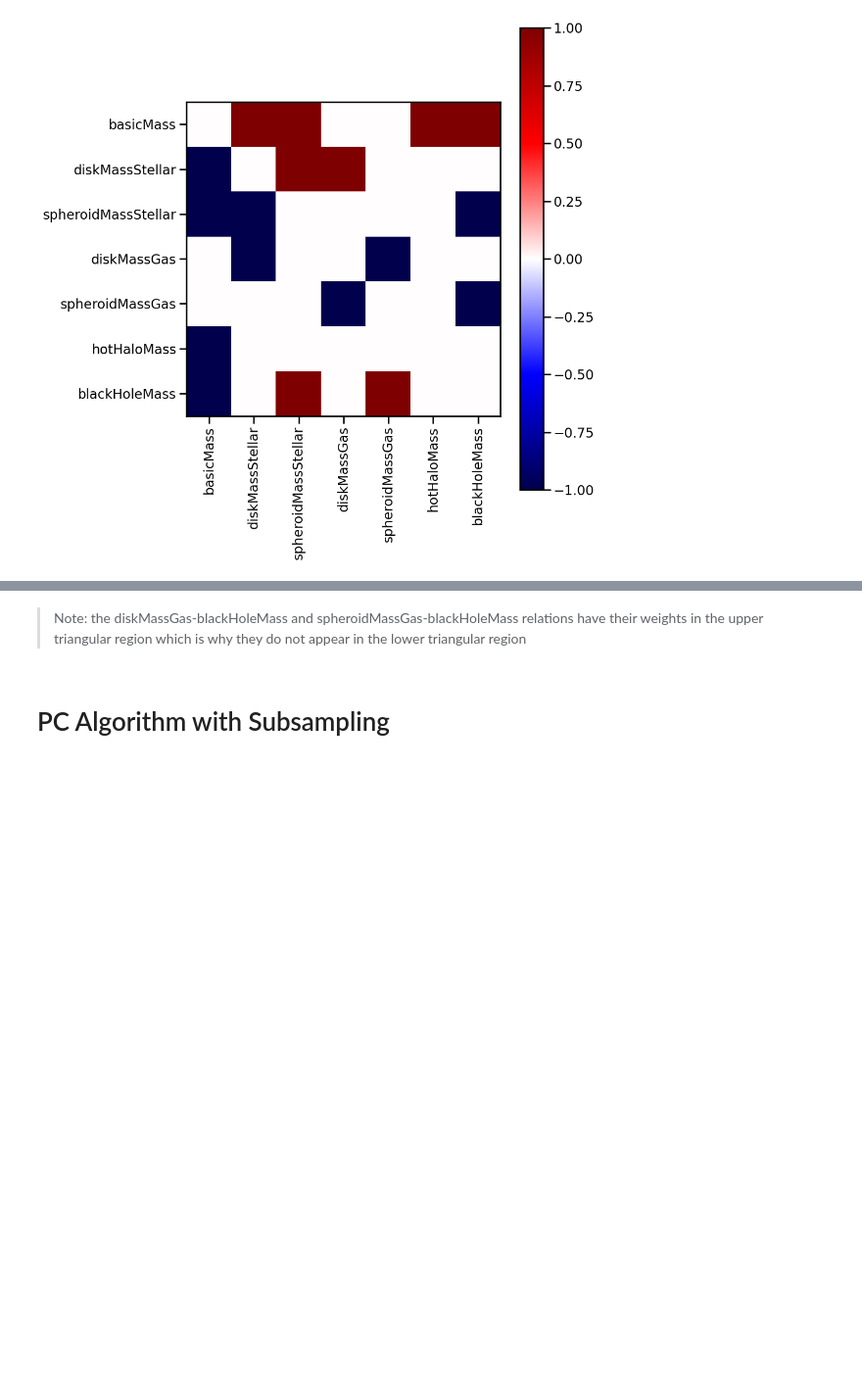
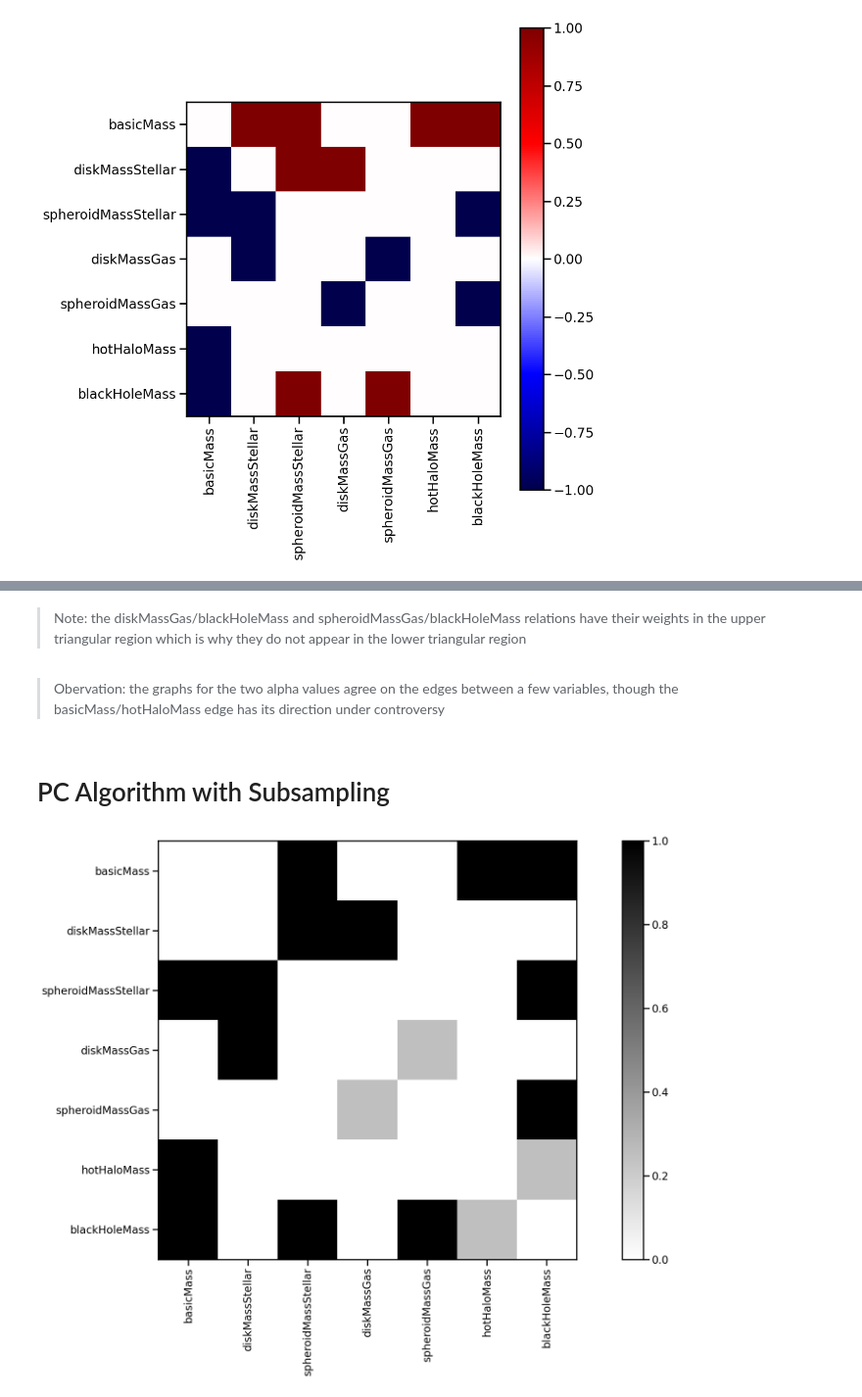
Before and after one commit to JHpusd/CFL_Research, a Jupyter notebook: test_data/test_pc.ipynb, the cells around one changed output, grey strips where cells are left out. Shown at 98% size. Drawn from its saved outputs; the diff is of its cells as text; code cells hidden in the pictures; blank space fills up the shorter version.

```diff
--- a/test_data/test_pc.ipynb
+++ b/test_data/test_pc.ipynb
@@ -109,4 +121,37 @@ _ = plt.yticks(range(7), var_names)
 # %% [markdown]
-> Note: the diskMassGas-blackHoleMass and spheroidMassGas-blackHoleMass relations have their weights in the upper triangular region which is why they do not appear in the lower triangular region
+> Note: the diskMassGas/blackHoleMass and spheroidMassGas/blackHoleMass relations have their weights in the upper triangular region which is why they do not appear in the lower triangular region
+# %% [markdown]
+> Obervation: the graphs for the two alpha values agree on the edges between a few variables, though the basicMass/hotHaloMass edge has its direction under controversy
 # %% [markdown]
 # PC Algorithm with Subsampling
+# %%
+# 4 subsamples with 365 samples each - SEEDED TESTS w/ 42
+
+np.random.seed(42)
+n_samples = 365
+
+def subsample_data(data, n_samples):
+    idxs = np.arange(data.shape[0])
+    np.random.shuffle(idxs)
+
+    assert data.shape[0] % n_samples == 0, "length of data needs to be divisible by samples"
+    subsample_idxs = np.array_split(idxs, data.shape[0] // n_samples)
+    return [data[idxs] for idxs in subsample_idxs]
+
+subsamples = subsample_data(data, n_samples)
+
+# adjacency matrices for each subsample
+adj_mats = []
+for subsample in subsamples:
+    cg = pc(subsample, alpha=0.05, indep_test='fisherz')
+    # cg.draw_pydot_graph(labels=var_names)
+    adj_mats.append(np.abs(cg.G.graph))
+# %%
+# average adjacency matrix
+avg_adj_mat = np.mean(adj_mats, axis=0)
+plt.imshow(avg_adj_mat, cmap='binary', interpolation='nearest')
+plt.colorbar()
+_ = plt.xticks(range(7), var_names, rotation=90)
+_ = plt.yticks(range(7), var_names)
+# %% [output]
+[figure, added]
```
Also changed, not shown: parts of 12 cells of this notebook.
